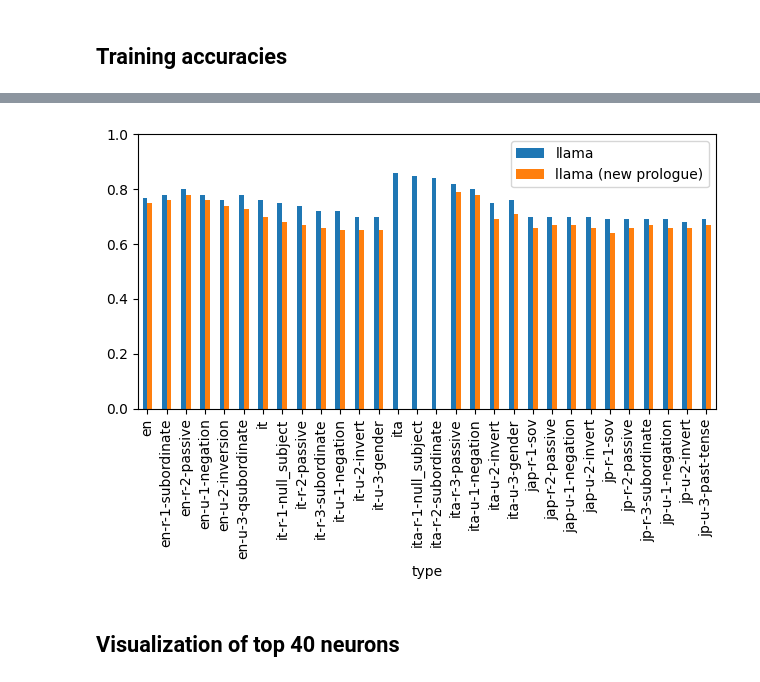
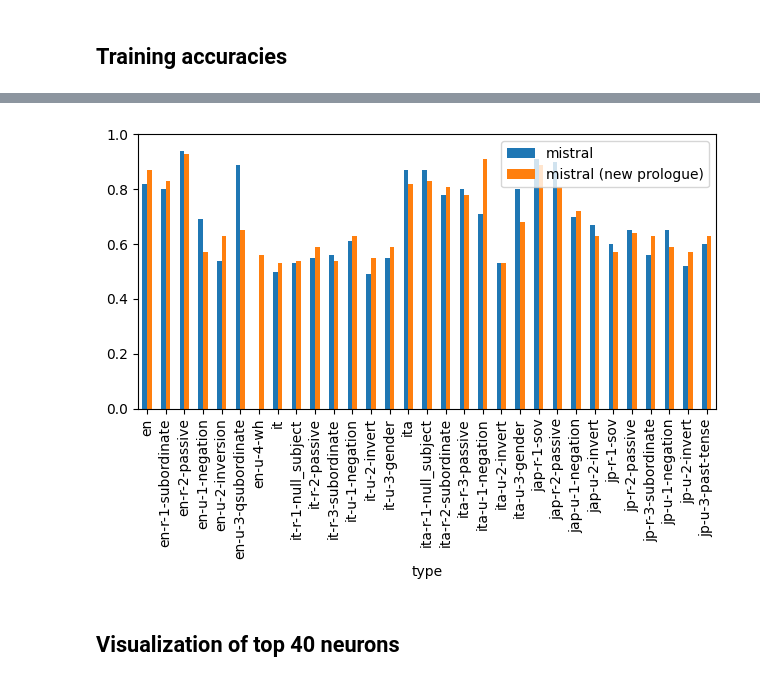
Before and after one commit to arunasank/disjoint-processing-llms, a Jupyter notebook: mistral/atp/attr-patching-charts.ipynb, the cells around one changed output, grey strips where cells are left out. Cells and saved outputs as stored; diff of their text form; code cells hidden in the pictures.

```diff
--- a/mistral/atp/attr-patching-charts.ipynb
+++ b/mistral/atp/attr-patching-charts.ipynb
@@ -15,2 +12,0 @@ llama_acc['type'] = llama_acc['trainType']
-# %%
-mis_acc['type'] = mis_acc['trainType']
@@ -20,6 +13,2 @@ llama_acc = llama_acc[['accuracy', 'type']]
 # %%
-mis_acc.index = mis_acc['type']
-mis_acc['llama'] = mis_acc['accuracy']
-mis_acc = mis_acc[['llama']]
-for idx, row in llama_acc.iterrows():
-    mis_acc.loc[mis_acc.index == row['type'], 'llama (new prologue)'] = row['accuracy']
+mis_new_acc.index = mis_new_acc['type']
@@ -53,12 +15,17 @@ mis_acc.sort_index()
+# %%
+merged_df = pd.merge(mis_acc, mis_new_acc, on='type', how='outer')
+# %%
+merged_df = merged_df.rename(columns={'accuracy_x': 'mistral', 'accuracy_y': 'mistral (new prologue)'})
+merged_df.index=merged_df['type']
 # %%
-ax = mis_acc.sort_index().plot.bar(rot=90)
+ax = merged_df.sort_index().plot.bar(rot=90)
 ax.set_ylim(0, 1)
 fig = ax.get_figure()
 fig.tight_layout()
 # ax.get_legend().remove()
 # fig.savefig('/home/gridsan/arunas/broca/mistral/experiments/model-accuracies.png')
 # %% [output]
-[figure, old version]
+[figure, new version]
 # %% [markdown]
 ## Visualization of top 40 neurons
 # %%
```
Also changed, not shown: parts of 7 cells of this notebook.
